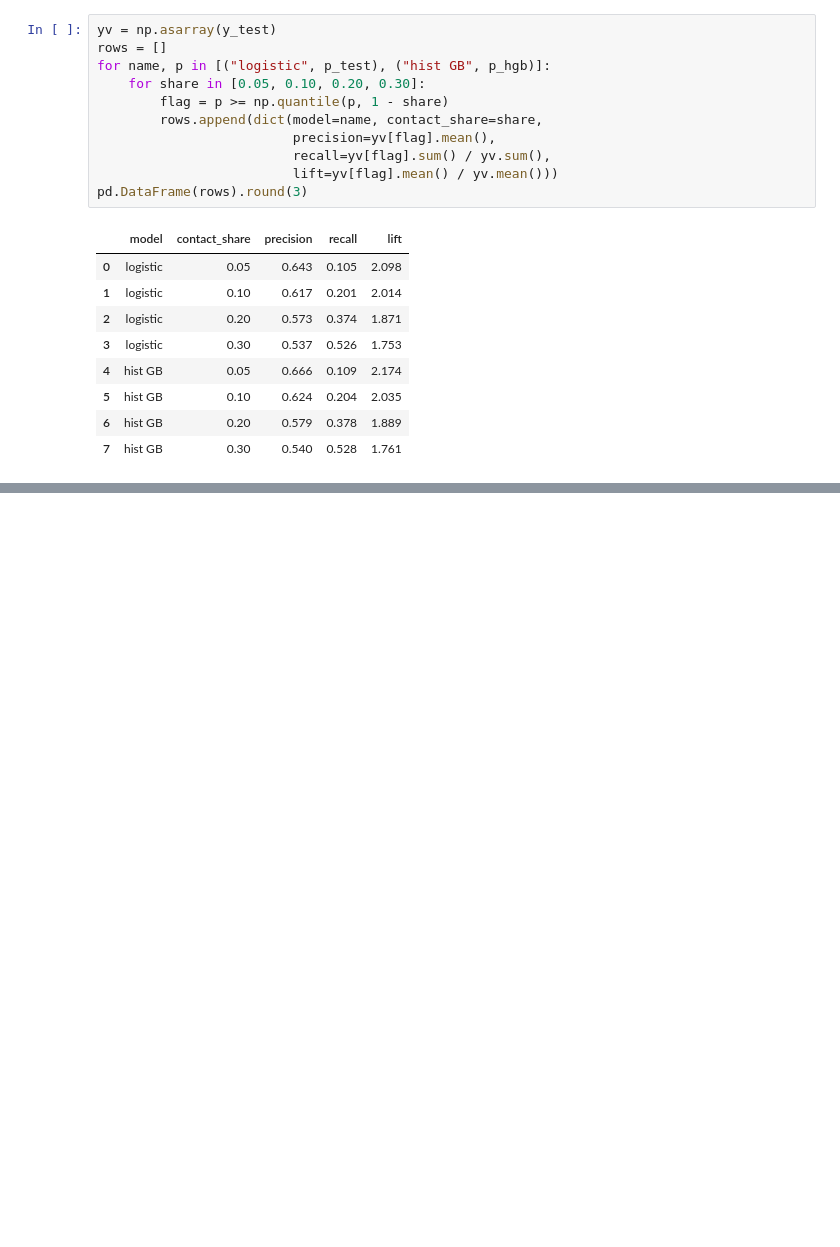
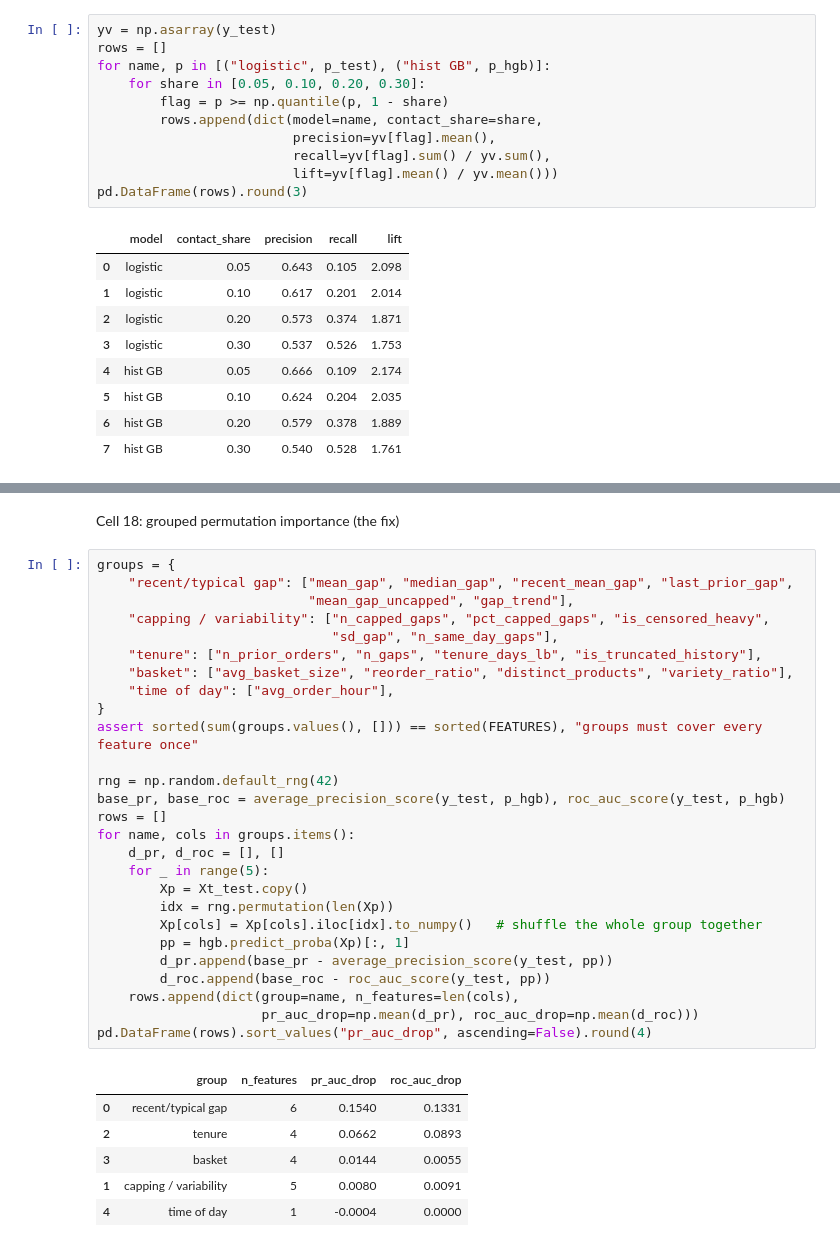
Before and after one commit to fahimhasan-data/instacart-churn-engine, a Jupyter notebook: notebooks/02_baselines.ipynb, the cells around one changed output, grey strips where cells are left out. Saved outputs shown, nothing was run; the diff lists cells and outputs as text; blank space fills up the shorter version.

```diff
--- a/notebooks/02_baselines.ipynb
+++ b/notebooks/02_baselines.ipynb
@@ -334,0 +364,36 @@ pd.DataFrame(rows).round(3)
+# %% [markdown]
+Cell 18: grouped permutation importance (the fix)
+# %%
+groups = {
+    "recent/typical gap": ["mean_gap", "median_gap", "recent_mean_gap", "last_prior_gap",
+                           "mean_gap_uncapped", "gap_trend"],
+    "capping / variability": ["n_capped_gaps", "pct_capped_gaps", "is_censored_heavy",
+                              "sd_gap", "n_same_day_gaps"],
+    "tenure": ["n_prior_orders", "n_gaps", "tenure_days_lb", "is_truncated_history"],
+    "basket": ["avg_basket_size", "reorder_ratio", "distinct_products", "variety_ratio"],
+    "time of day": ["avg_order_hour"],
+}
+assert sorted(sum(groups.values(), [])) == sorted(FEATURES), "groups must cover every feature once"
+
+rng = np.random.default_rng(42)
+base_pr, base_roc = average_precision_score(y_test, p_hgb), roc_auc_score(y_test, p_hgb)
+rows = []
+for name, cols in groups.items():
+    d_pr, d_roc = [], []
+    for _ in range(5):
+        Xp = Xt_test.copy()
+        idx = rng.permutation(len(Xp))
+        Xp[cols] = Xp[cols].iloc[idx].to_numpy()   # shuffle the whole group together
+        pp = hgb.predict_proba(Xp)[:, 1]
+        d_pr.append(base_pr - average_precision_score(y_test, pp))
+        d_roc.append(base_roc - roc_auc_score(y_test, pp))
+    rows.append(dict(group=name, n_features=len(cols),
+                     pr_auc_drop=np.mean(d_pr), roc_auc_drop=np.mean(d_roc)))
+pd.DataFrame(rows).sort_values("pr_auc_drop", ascending=False).round(4)
+# %% [output]
+|  | group | n_features | pr_auc_drop | roc_auc_drop |
+| 0 | recent/typical gap | 6 | 0.1540 | 0.1331 |
+| 2 | tenure | 4 | 0.0662 | 0.0893 |
+| 3 | basket | 4 | 0.0144 | 0.0055 |
+| 1 | capping / variability | 5 | 0.0080 | 0.0091 |
+| 4 | time of day | 1 | -0.0004 | 0.0000 |
```
Also changed, not shown: parts of 4 cells of this notebook, 2 other files.
